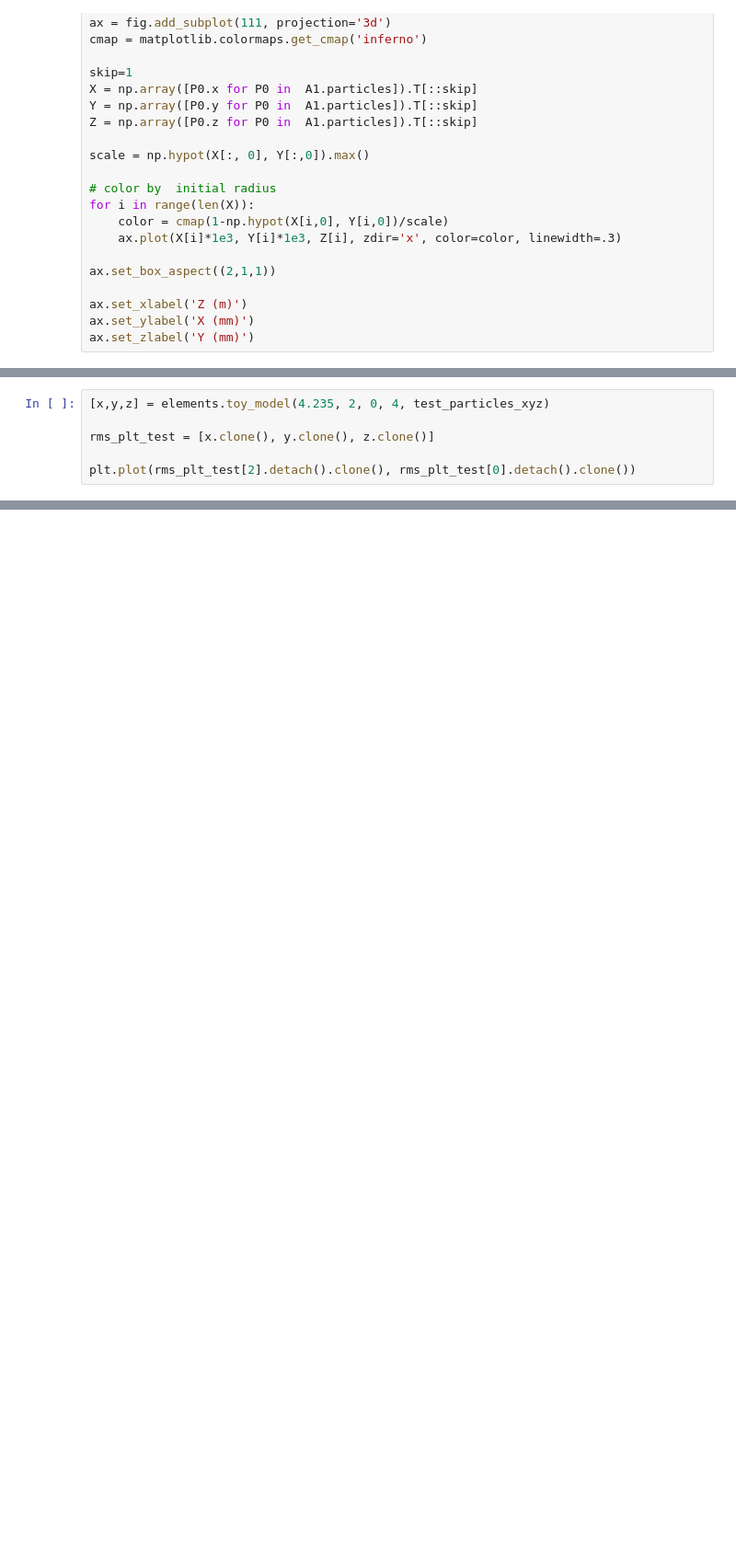
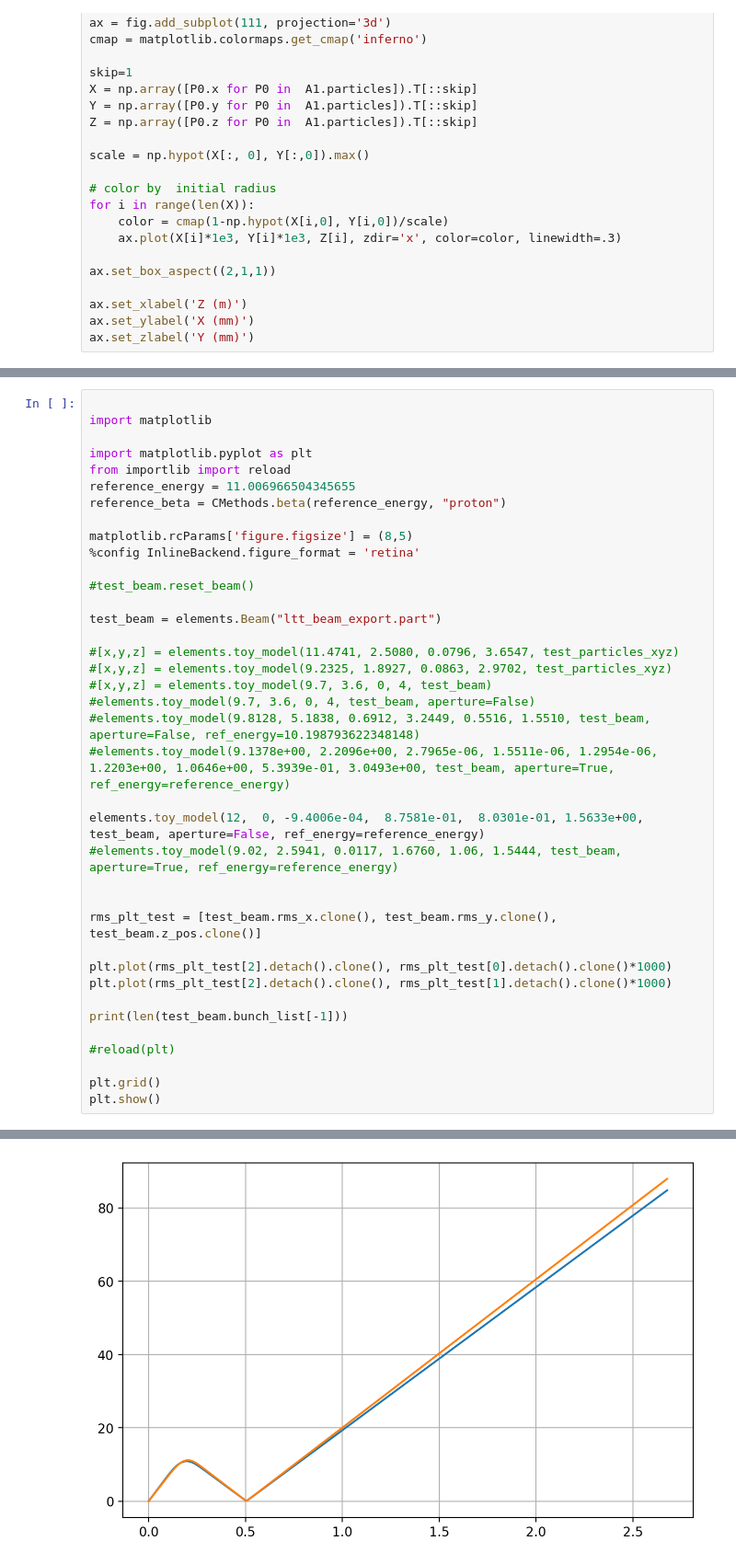
Before and after one commit to DanielDewitt/TNSA_Optimizer, a Jupyter notebook: sandbox.ipynb, the cells around one changed output, grey strips where cells are left out. Shown at 92% size. Cells and saved outputs as stored; diff of their text form; blank space fills up the shorter version.

```diff
--- a/sandbox.ipynb
+++ b/sandbox.ipynb
@@ -440,6 +224,39 @@ KeyboardInterrupt:
 # %%
-[x,y,z] = elements.toy_model(4.235, 2, 0, 4, test_particles_xyz)
 
-rms_plt_test = [x.clone(), y.clone(), z.clone()]
+import matplotlib
 
-plt.plot(rms_plt_test[2].detach().clone(), rms_plt_test[0].detach().clone())
+import matplotlib.pyplot as plt
+from importlib import reload
+reference_energy = 11.006966504345655
+reference_beta = CMethods.beta(reference_energy, "proton")
+
+matplotlib.rcParams['figure.figsize'] = (8,5)
+%config InlineBackend.figure_format = 'retina'
+
+#test_beam.reset_beam()
+
+test_beam = elements.Beam("ltt_beam_export.part")
+
+#[x,y,z] = elements.toy_model(11.4741, 2.5080, 0.0796, 3.6547, test_particles_xyz)
+#[x,y,z] = elements.toy_model(9.2325, 1.8927, 0.0863, 2.9702, test_particles_xyz)
+#[x,y,z] = elements.toy_model(9.7, 3.6, 0, 4, test_beam)
+#elements.toy_model(9.7, 3.6, 0, 4, test_beam, aperture=False)
+#elements.toy_model(9.8128, 5.1838, 0.6912, 3.2449, 0.5516, 1.5510, test_beam, aperture=False, ref_energy=10.198793622348148)
+#elements.toy_model(9.1378e+00, 2.2096e+00, 2.7965e-06, 1.5511e-06, 1.2954e-06, 1.2203e+00, 1.0646e+00, 5.3939e-01, 3.0493e+00, test_beam, aperture=True, ref_energy=reference_energy)
+
+elements.toy_model(12,  0, -9.4006e-04,  8.7581e-01,  8.0301e-01, 1.5633e+00, test_beam, aperture=False, ref_energy=reference_energy)
+#elements.toy_model(9.02, 2.5941, 0.0117, 1.6760, 1.06, 1.5444, test_beam, aperture=True, ref_energy=reference_energy)
+
+
+rms_plt_test = [test_beam.rms_x.clone(), test_beam.rms_y.clone(), test_beam.z_pos.clone()]
+
+plt.plot(rms_plt_test[2].detach().clone(), rms_plt_test[0].detach().clone()*1000)
+plt.plot(rms_plt_test[2].detach().clone(), rms_plt_test[1].detach().clone()*1000)
+
+print(len(test_beam.bunch_list[-1]))
+
+#reload(plt)
+
+plt.grid()
+plt.show()
+# %% [output]
@@ -445,0 +264 @@ plt.plot(rms_plt_test[2].detach().clone(), rms_plt_test[0].detach().clone())
+[figure, added]
```
Also changed, not shown: parts of 66 cells of this notebook, 17 other files.
